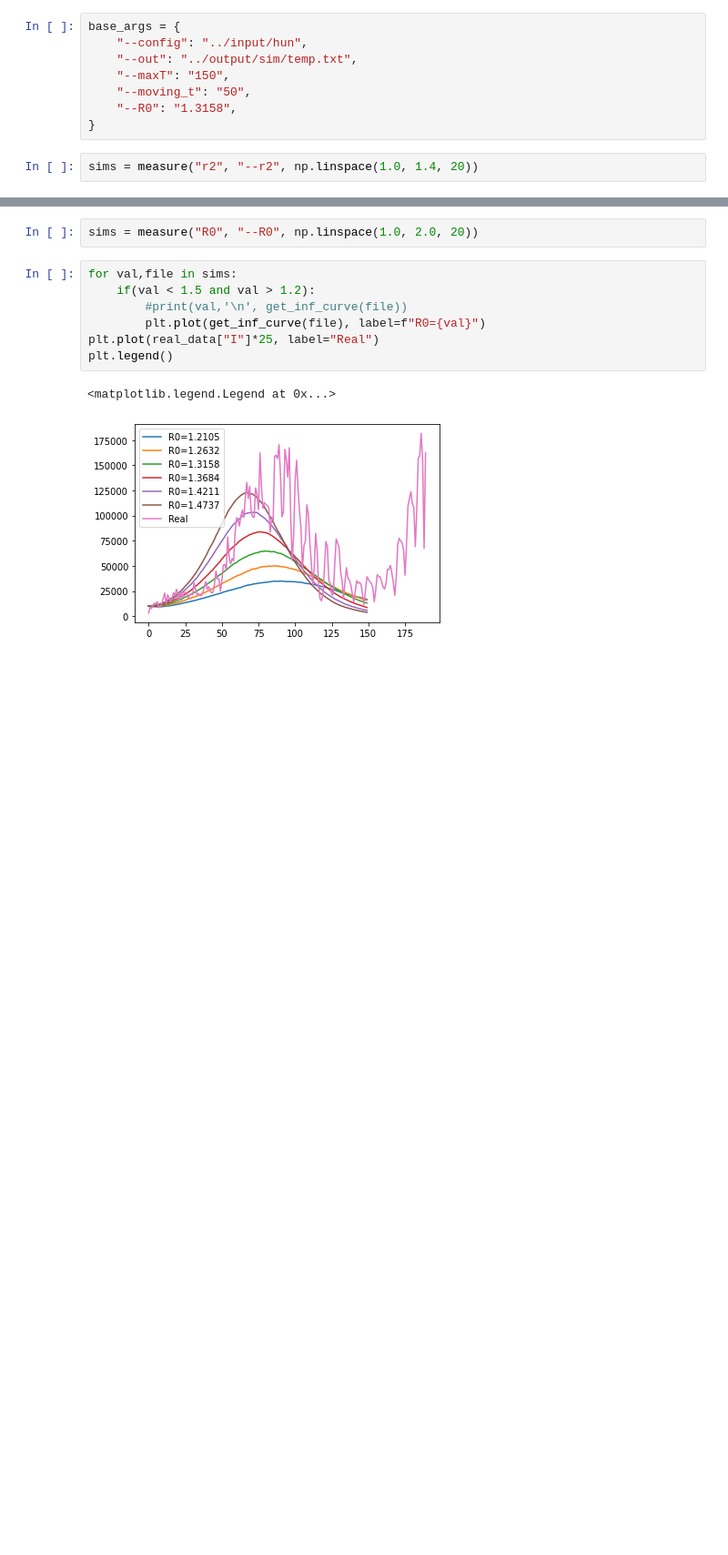
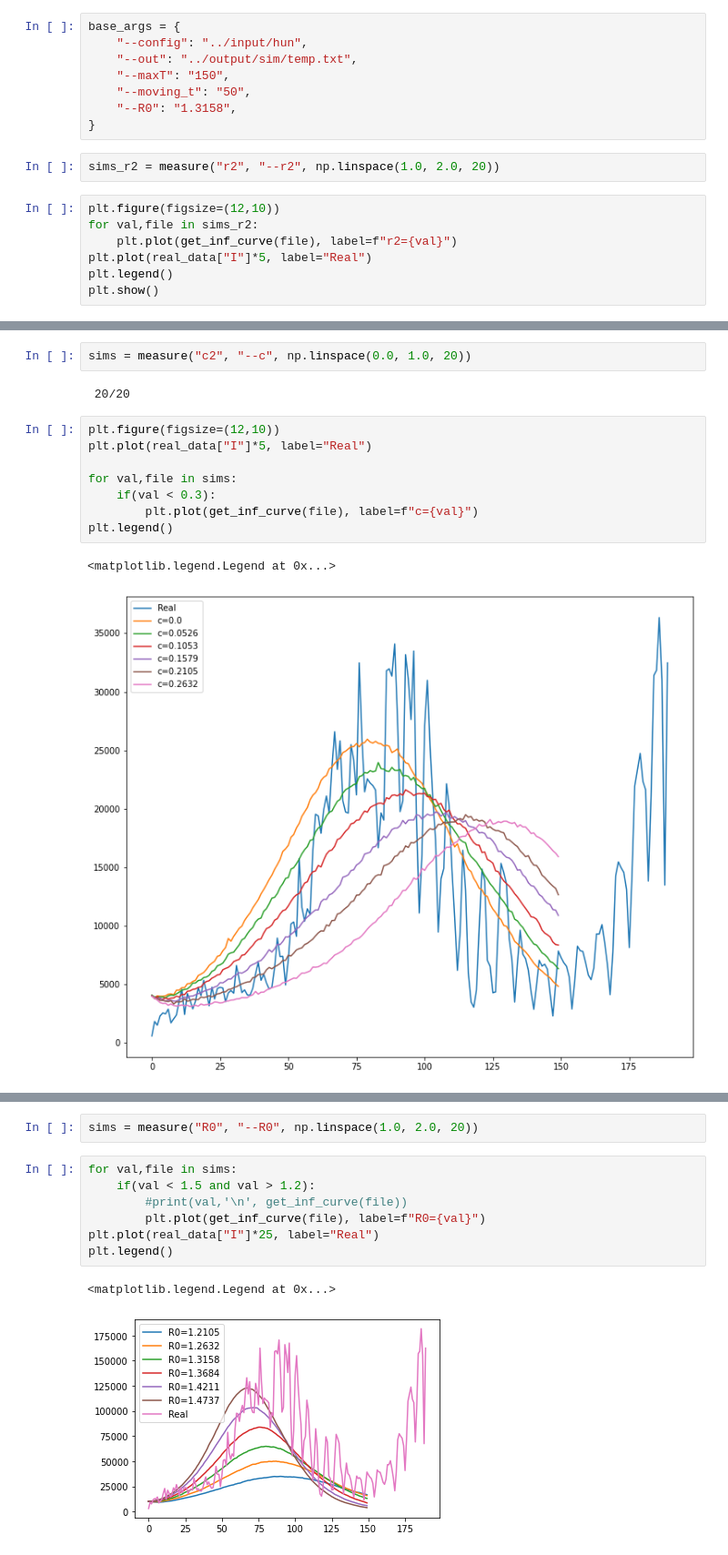
Before and after one commit to kolokcse/covid19-santiago, a Jupyter notebook: code/hun_codes/stats.ipynb, the cells around one changed output, grey strips where cells are left out. Shown at 91% size. Drawn from its saved outputs; the diff is of its cells as text; blank space fills up the shorter version.

```diff
--- a/code/hun_codes/stats.ipynb
+++ b/code/hun_codes/stats.ipynb
@@ -400,4 +423,11 @@ base_args = {
     "--R0": "1.3158",
 }
 # %%
-sims = measure("r2", "--r2", np.linspace(1.0, 1.4, 20))
+sims_r2 = measure("r2", "--r2", np.linspace(1.0, 2.0, 20))
+# %%
+plt.figure(figsize=(12,10))
+for val,file in sims_r2:
+    plt.plot(get_inf_curve(file), label=f"r2={val}")
+plt.plot(real_data["I"]*5, label="Real")
+plt.legend()
+plt.show()
@@ -403,0 +463,15 @@ sims = measure("r2", "--r2", np.linspace(1.0, 1.4, 20))
+# %%
+sims = measure("c2", "--c", np.linspace(0.0, 1.0, 20))
+# %% [output]
+ 20/20
+# %%
+plt.figure(figsize=(12,10))
+plt.plot(real_data["I"]*5, label="Real")
+
+for val,file in sims:
+    if(val < 0.3):
+        plt.plot(get_inf_curve(file), label=f"c={val}")
+plt.legend()
+# %% [output]
+<matplotlib.legend.Legend at 0x...>
+[figure, added]
```
Also changed, not shown: parts of 21 cells of this notebook, 9 other files.
